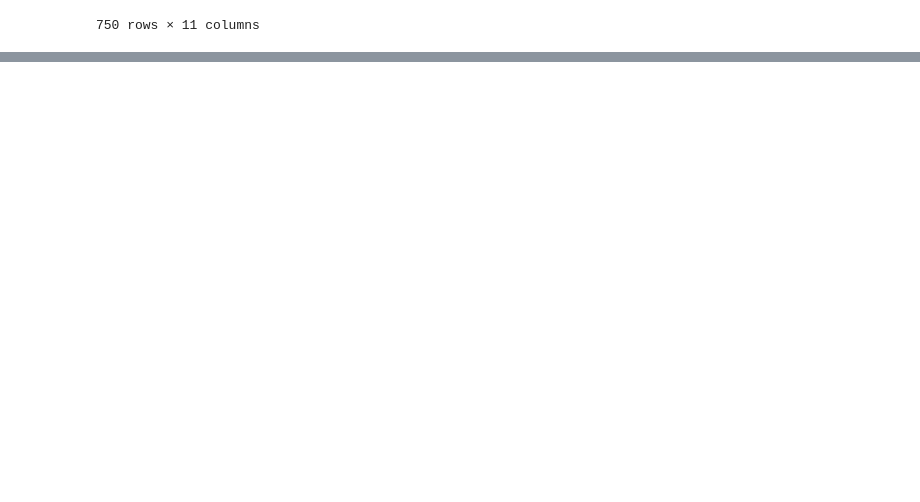
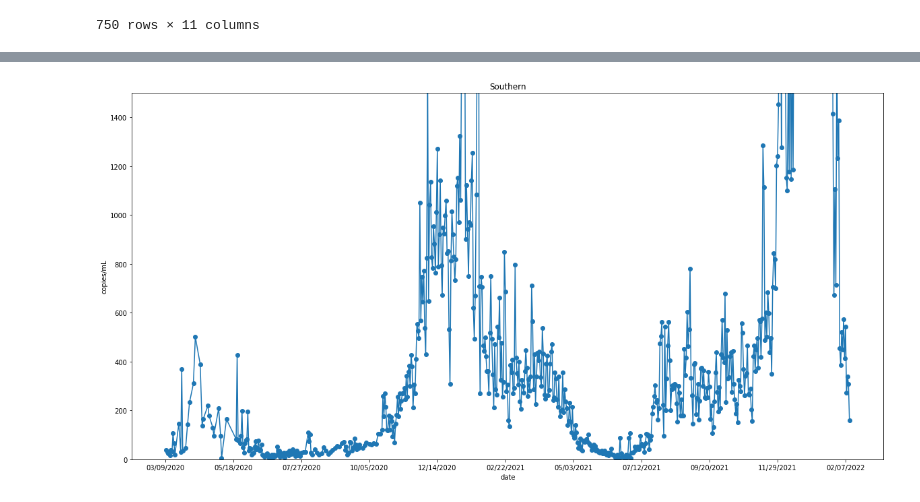
Before and after one commit to edgecollective/wastewater-analysis, a Jupyter notebook: wastewater.ipynb, the cells around one changed output, grey strips where cells are left out. Cells and saved outputs as stored; diff of their text form; code cells hidden in the pictures; blank space fills up the shorter version.

```diff
--- a/wastewater.ipynb
+++ b/wastewater.ipynb
@@ -129,0 +128,28 @@ plt.show()
+# %%
+import matplotlib.pyplot as plt
+import matplotlib.dates as mdates
+
+plt.gca().xaxis.set_major_formatter(mdates.DateFormatter('%m/%d/%Y'))
+plt.gca().xaxis.set_major_locator(mdates.WeekdayLocator(byweekday=(0), interval=10))
+
+max_counts = 1500
+head=400
+tail=300
+
+# plot intial
+#plt.subplot(1, 2, 1)
+plt.plot(x,y,'-o')
+plt.ylim([0,max_counts])
+plt.ylabel('copies/mL')
+plt.xlabel('date')
+plt.title(region)
+
+fig = plt.gcf()
+fig.set_size_inches(20, 10)
+#fig.suptitle(region +' -- initial vs final\nmax_counts='+str(max_counts), fontsize=16)
+
+filename=region+'_full_limit_'+str(max_counts)+'.pdf'
+plt.savefig(filename)
+plt.show()
+# %% [output]
+[figure, added]
```
Also changed, not shown: parts of 4 cells of this notebook, 10 other files.
